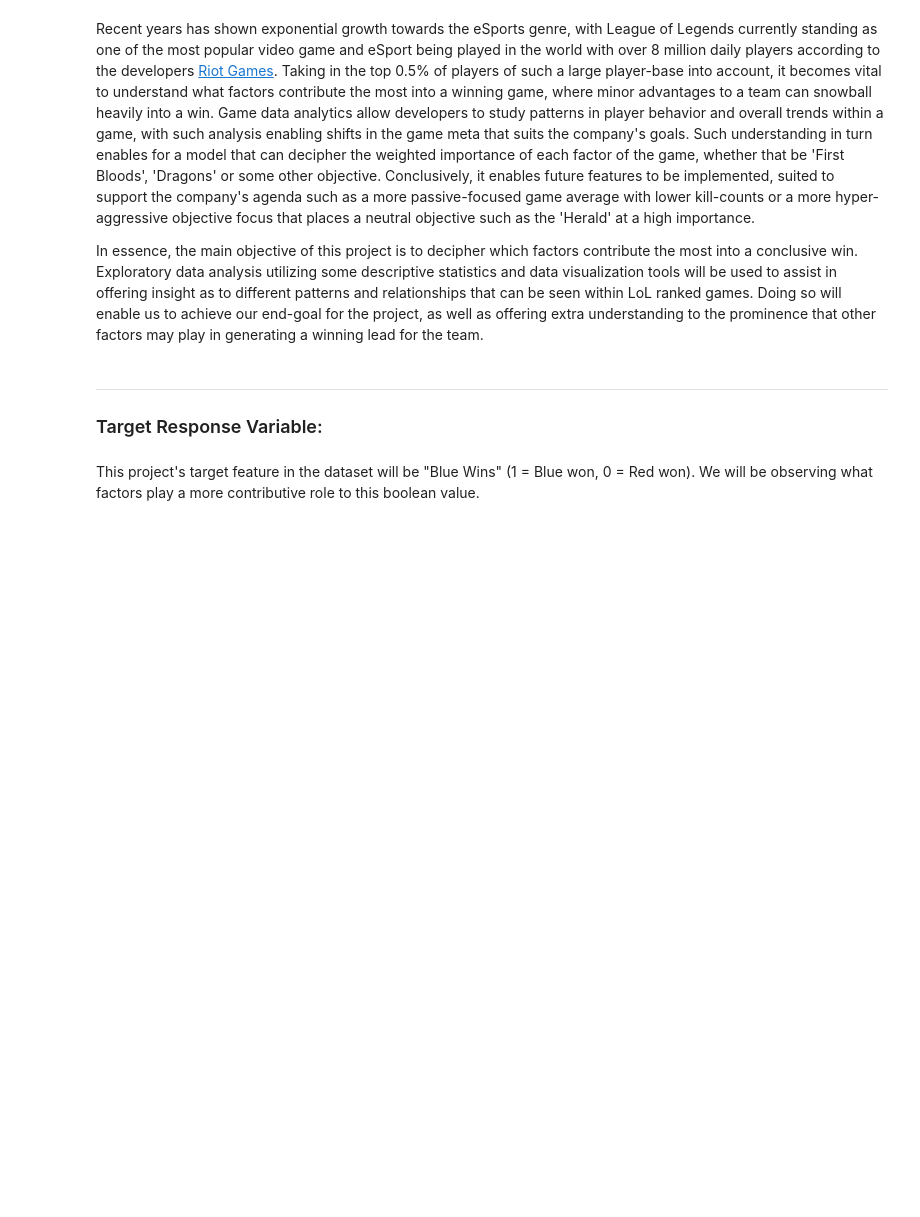
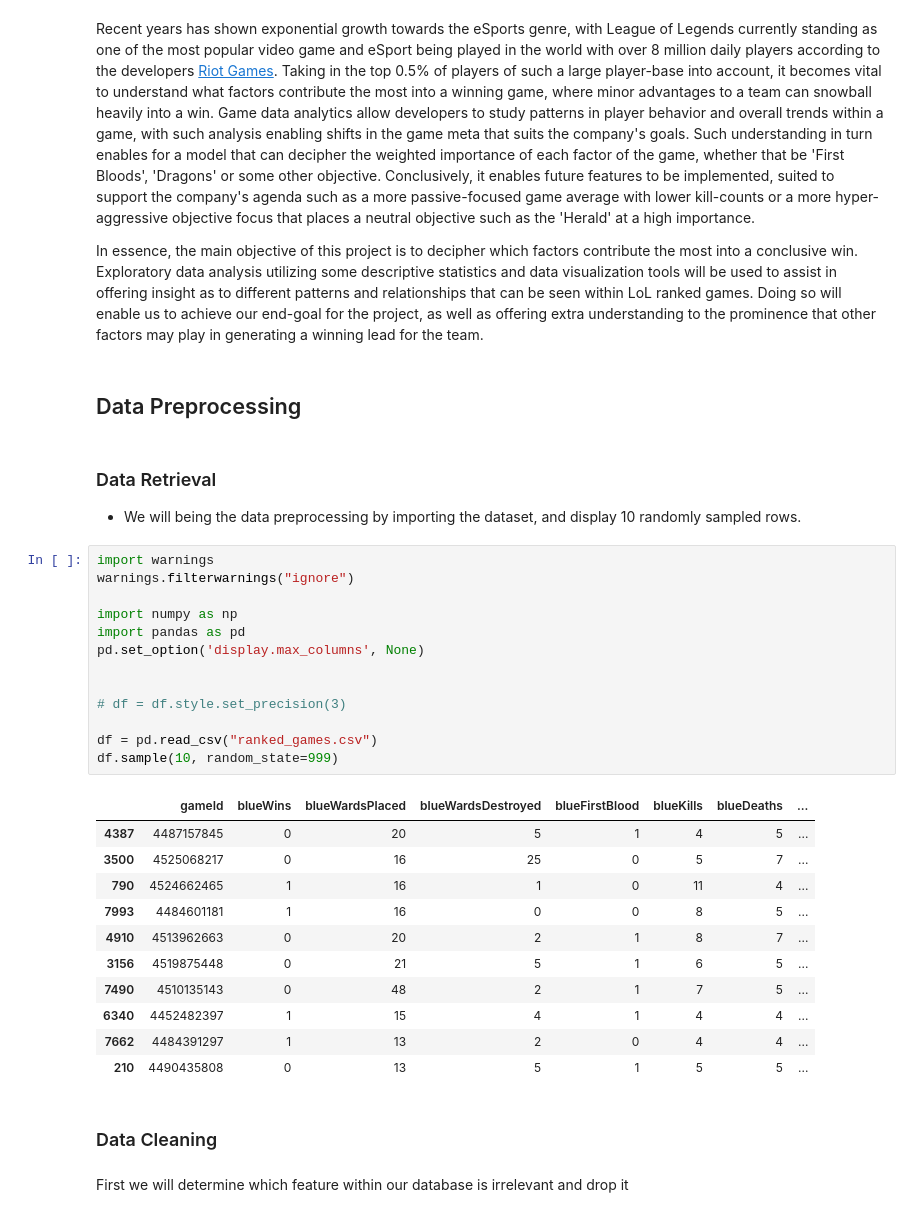
Before and after one commit to angelocarasig/lol_diamond_ranked_analysis, a Jupyter notebook: League of Legends Diamond Ranked Game Analysis.ipynb, the cells around one changed output. Saved outputs shown, nothing was run; the diff lists cells and outputs as text; blank space fills up the shorter version.

Commit message:
Added "Data Cleaning" procedures

```diff
--- a/League of Legends Diamond Ranked Game Analysis.ipynb
+++ b/League of Legends Diamond Ranked Game Analysis.ipynb
@@ -142,8 +131,38 @@ df.sample(5, random_state=999)
 Recent years has shown exponential growth towards the eSports genre, with League of Legends currently standing as one of the most popular video game and eSport being played in the world with over 8 million daily players according to the developers [Riot Games](https://www.leagueoflegends.com/en-us/news/game-updates/). Taking in the top 0.5% of players of such a large player-base into account, it becomes vital to understand what factors contribute the most into a winning game, where minor advantages to a team can snowball heavily into a win. Game data analytics allow developers to study patterns in player behavior and overall trends within a game, with such analysis enabling shifts in the game meta that suits the company's goals. Such understanding in turn enables for a model that can decipher the weighted importance of each factor of the game, whether that be 'First Bloods', 'Dragons' or some other objective. Conclusively, it enables future features to be implemented, suited to support the company's agenda such as a more passive-focused game average with lower kill-counts or a more hyper-aggressive objective focus that places a neutral objective such as the 'Herald' at a high importance.
 
 In essence, the main objective of this project is to decipher which factors contribute the most into a conclusive win. Exploratory data analysis utilizing some descriptive statistics and data visualization tools will be used to assist in offering insight as to different patterns and relationships that can be seen within LoL ranked games. Doing so will enable us to achieve our end-goal for the project, as well as offering extra understanding to the prominence that other factors may play in generating a winning lead for the team.
-# %% [markdown]
-***
-### Target Response Variable:
-# %% [markdown]
-This project's target feature in the dataset will be "Blue Wins" (1 = Blue won, 0 = Red won). We will be observing what factors play a more contributive role to this boolean value.
+# %% [markdown]
+## Data Preprocessing
+# %% [markdown]
+### Data Retrieval
+
++ We will being the data preprocessing by importing the dataset, and display 10 randomly sampled rows.
+# %%
+import warnings
+warnings.filterwarnings("ignore")
+
+import numpy as np
+import pandas as pd
+pd.set_option('display.max_columns', None)
+
+
+# df = df.style.set_precision(3)
+
+df = pd.read_csv("ranked_games.csv")
+df.sample(10, random_state=999)
+# %% [output]
+|  | gameId | blueWins | blueWardsPlaced | blueWardsDestroyed | blueFirstBlood | blueKills | blueDeaths | ... |
+| 4387 | 4487157845 | 0 | 20 | 5 | 1 | 4 | 5 | ... |
+| 3500 | 4525068217 | 0 | 16 | 25 | 0 | 5 | 7 | ... |
+| 790 | 4524662465 | 1 | 16 | 1 | 0 | 11 | 4 | ... |
+| 7993 | 4484601181 | 1 | 16 | 0 | 0 | 8 | 5 | ... |
+| 4910 | 4513962663 | 0 | 20 | 2 | 1 | 8 | 7 | ... |
+| 3156 | 4519875448 | 0 | 21 | 5 | 1 | 6 | 5 | ... |
+| 7490 | 4510135143 | 0 | 48 | 2 | 1 | 7 | 5 | ... |
+| 6340 | 4452482397 | 1 | 15 | 4 | 1 | 4 | 4 | ... |
+| 7662 | 4484391297 | 1 | 13 | 2 | 0 | 4 | 4 | ... |
+| 210 | 4490435808 | 0 | 13 | 5 | 1 | 5 | 5 | ... |
+# %% [markdown]
+### Data Cleaning
+# %% [markdown]
+First we will determine which feature within our database is irrelevant and drop it
```
Also changed, not shown: parts of 10 cells of this notebook.
